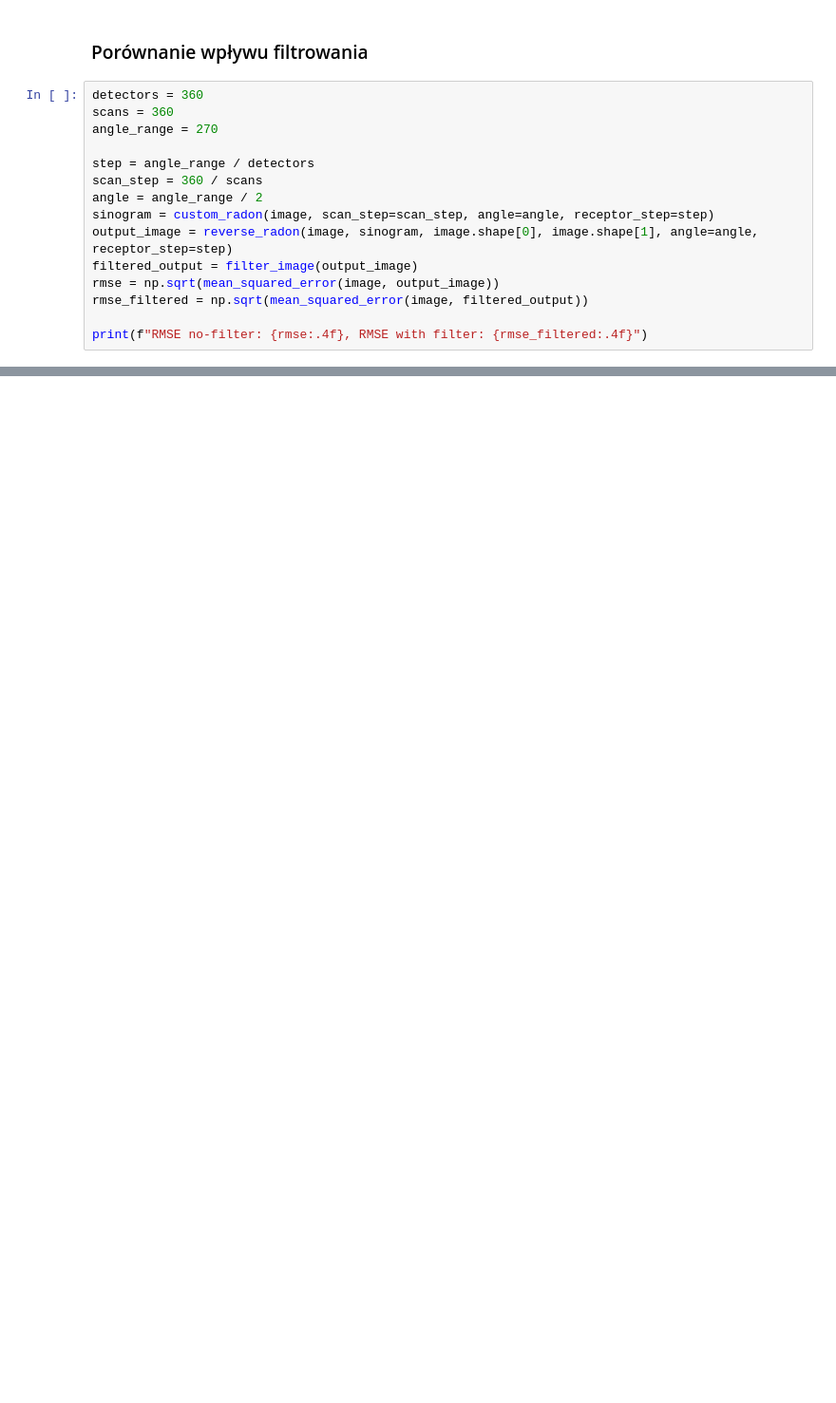
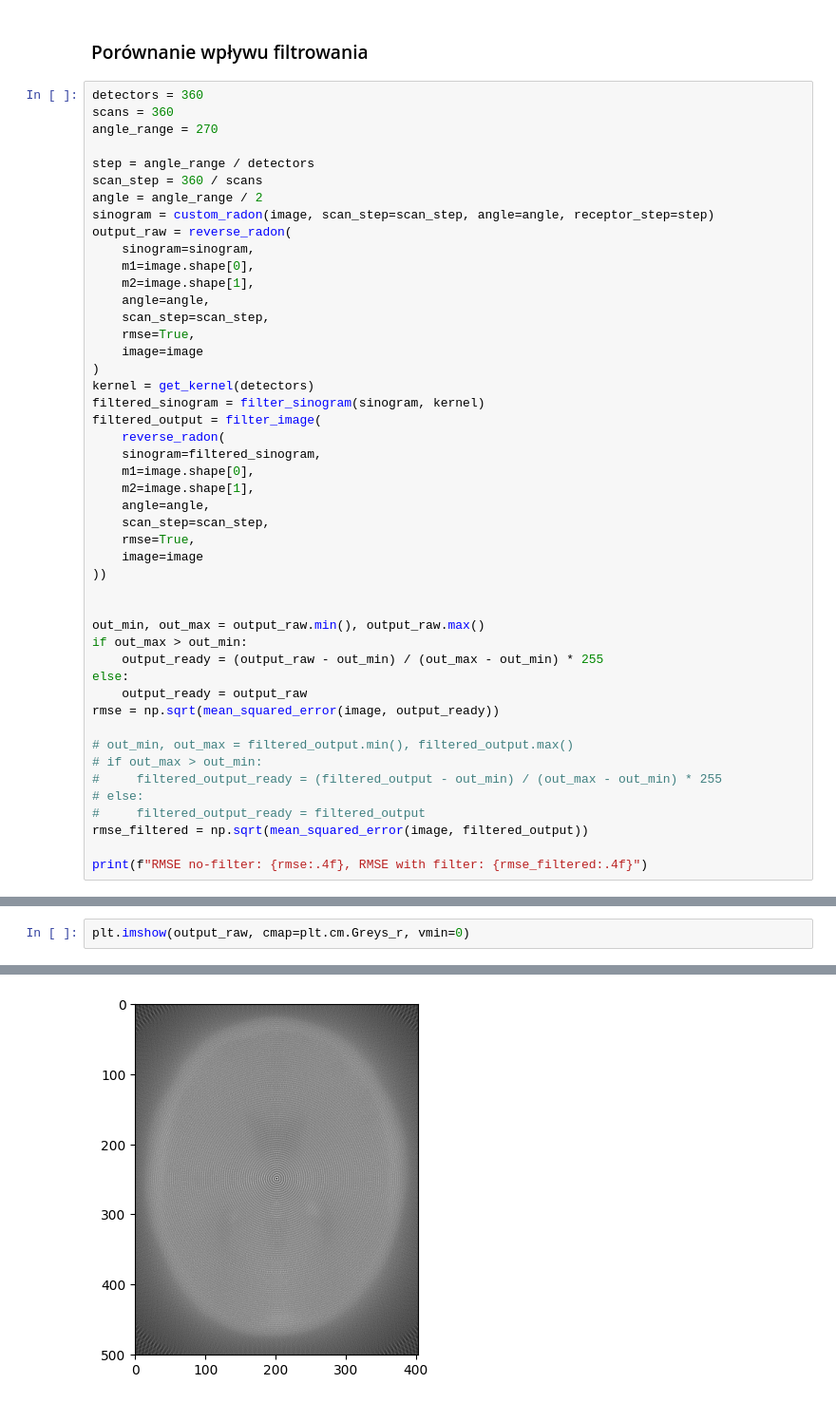
Before and after one commit to viatrix17/Symulacja-Tomografu, a Jupyter notebook: symulacja_tomografu.ipynb, the cells around one changed output, grey strips where cells are left out. Shown at 95% size. Cells and saved outputs as stored; diff of their text form; blank space fills up the shorter version.

```diff
--- a/symulacja_tomografu.ipynb
+++ b/symulacja_tomografu.ipynb
@@ -481,9 +667,41 @@ step = angle_range / detectors
 scan_step = 360 / scans
 angle = angle_range / 2
 sinogram = custom_radon(image, scan_step=scan_step, angle=angle, receptor_step=step)
-output_image = reverse_radon(image, sinogram, image.shape[0], image.shape[1], angle=angle, receptor_step=step)
-filtered_output = filter_image(output_image)
-rmse = np.sqrt(mean_squared_error(image, output_image))
+output_raw = reverse_radon(
+    sinogram=sinogram,
+    m1=image.shape[0],
+    m2=image.shape[1],
+    angle=angle,
+    scan_step=scan_step,
+    rmse=True,
+    image=image
+)
+kernel = get_kernel(detectors)
+filtered_sinogram = filter_sinogram(sinogram, kernel)
+filtered_output = filter_image(
+    reverse_radon(
+    sinogram=filtered_sinogram,
+    m1=image.shape[0],
+    m2=image.shape[1],
+    angle=angle,
+    scan_step=scan_step,
+    rmse=True,
+    image=image
+))
+
+
+out_min, out_max = output_raw.min(), output_raw.max()
+if out_max > out_min:
+    output_ready = (output_raw - out_min) / (out_max - out_min) * 255
+else:
+    output_ready = output_raw
+rmse = np.sqrt(mean_squared_error(image, output_ready))
+
+# out_min, out_max = filtered_output.min(), filtered_output.max()
+# if out_max > out_min:
+#     filtered_output_ready = (filtered_output - out_min) / (out_max - out_min) * 255
+# else:
+#     filtered_output_ready = filtered_output
 rmse_filtered = np.sqrt(mean_squared_error(image, filtered_output))
 
 print(f"RMSE no-filter: {rmse:.4f}, RMSE with filter: {rmse_filtered:.4f}")
@@ -489,0 +710,3 @@ print(f"RMSE no-filter: {rmse:.4f}, RMSE with filter: {rmse_filtered:.4f}")
+# %%
+plt.imshow(output_raw, cmap=plt.cm.Greys_r, vmin=0)
+# %% [output]
@@ -489,0 +714 @@ print(f"RMSE no-filter: {rmse:.4f}, RMSE with filter: {rmse_filtered:.4f}")
+[figure, added]
```
Also changed, not shown: parts of 30 cells of this notebook, 1 other file.
